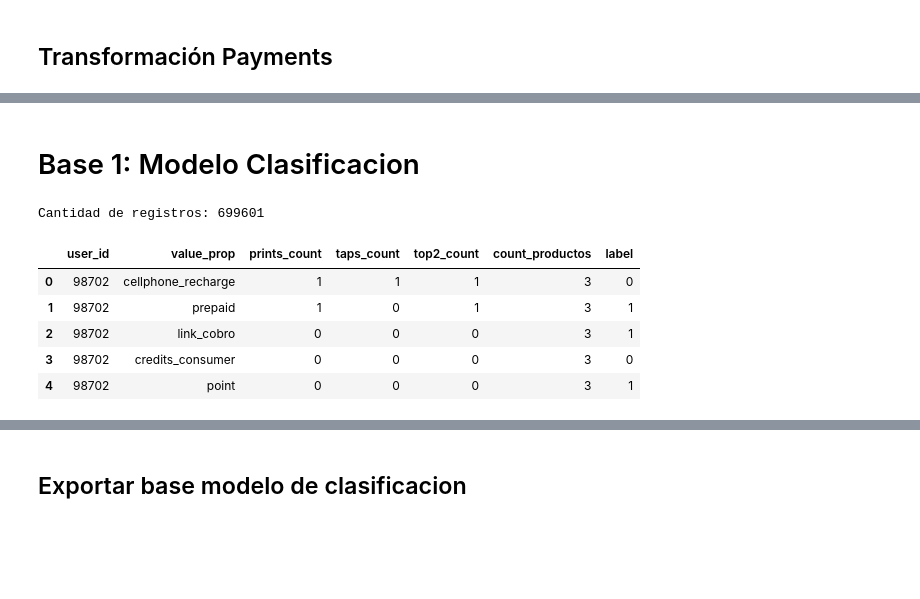
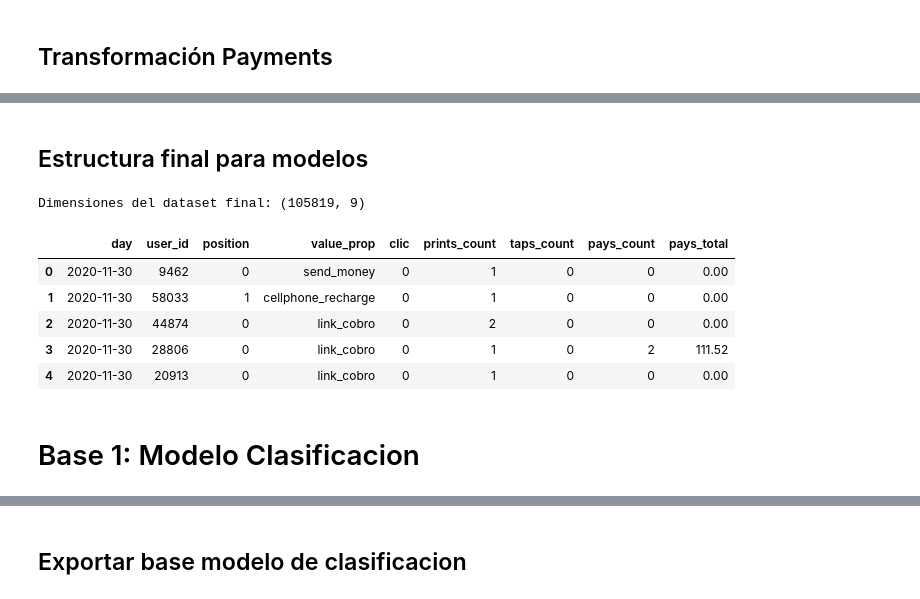
Before and after one commit to jdgarciac123/ml-pipeline-pruebaDE, a Jupyter notebook: notebooks/Notebook_prueba_tablas.ipynb, the cells around one changed output, grey strips where cells are left out. Saved outputs shown, nothing was run; the diff lists cells and outputs as text; code cells hidden in the pictures; blank space fills up the shorter version.

```diff
--- a/notebooks/Notebook_prueba_tablas.ipynb
+++ b/notebooks/Notebook_prueba_tablas.ipynb
@@ -252,0 +197,4 @@ df_mod1.head(5)
+# %%
+# Pagos realizados en las 3 semanas previas a la fecha de los prints
+
+df_pays_sem3 = df_pays[df_pays["day"] < fecha_inicio]
@@ -252,0 +219,2 @@ df_mod1.head(5)
+# %% [markdown]
+## Estructura final para modelos
@@ -253,2 +234,13 @@ df_mod1.head(5)
+# %%
+print(f"Dimensiones del dataset final: {df_final.shape}")
+df_final.head(5)
+# %% [output]
+Dimensiones del dataset final: (105819, 9)
+|  | day | user_id | position | value_prop | clic | prints_count | taps_count | pays_count | pays_total |
+| 0 | 2020-11-30 | 9462 | 0 | send_money | 0 | 1 | 0 | 0 | 0.00 |
+| 1 | 2020-11-30 | 58033 | 1 | cellphone_recharge | 0 | 1 | 0 | 0 | 0.00 |
+| 2 | 2020-11-30 | 44874 | 0 | link_cobro | 0 | 2 | 0 | 0 | 0.00 |
+| 3 | 2020-11-30 | 28806 | 0 | link_cobro | 0 | 1 | 0 | 2 | 111.52 |
+| 4 | 2020-11-30 | 20913 | 0 | link_cobro | 0 | 1 | 0 | 0 | 0.00 |
 # %% [markdown]
 # Base 1: Modelo Clasificacion
@@ -273,11 +246,0 @@ df_mod1 = df_mod1.drop(["pays_count", "pays_total"], axis=1)
-# %%
-print(f"Cantidad de registros: {df_mod1.shape[0]}")
-df_mod1.head(5)
-# %% [output]
-Cantidad de registros: 699601
-|  | user_id | value_prop | prints_count | taps_count | top2_count | count_productos | label |
-| 0 | 98702 | cellphone_recharge | 1 | 1 | 1 | 3 | 0 |
-| 1 | 98702 | prepaid | 1 | 0 | 1 | 3 | 1 |
-| 2 | 98702 | link_cobro | 0 | 0 | 0 | 3 | 1 |
-| 3 | 98702 | credits_consumer | 0 | 0 | 0 | 3 | 0 |
-| 4 | 98702 | point | 0 | 0 | 0 | 3 | 1 |
```
Also changed, not shown: parts of 62 cells of this notebook, 10 other files.
